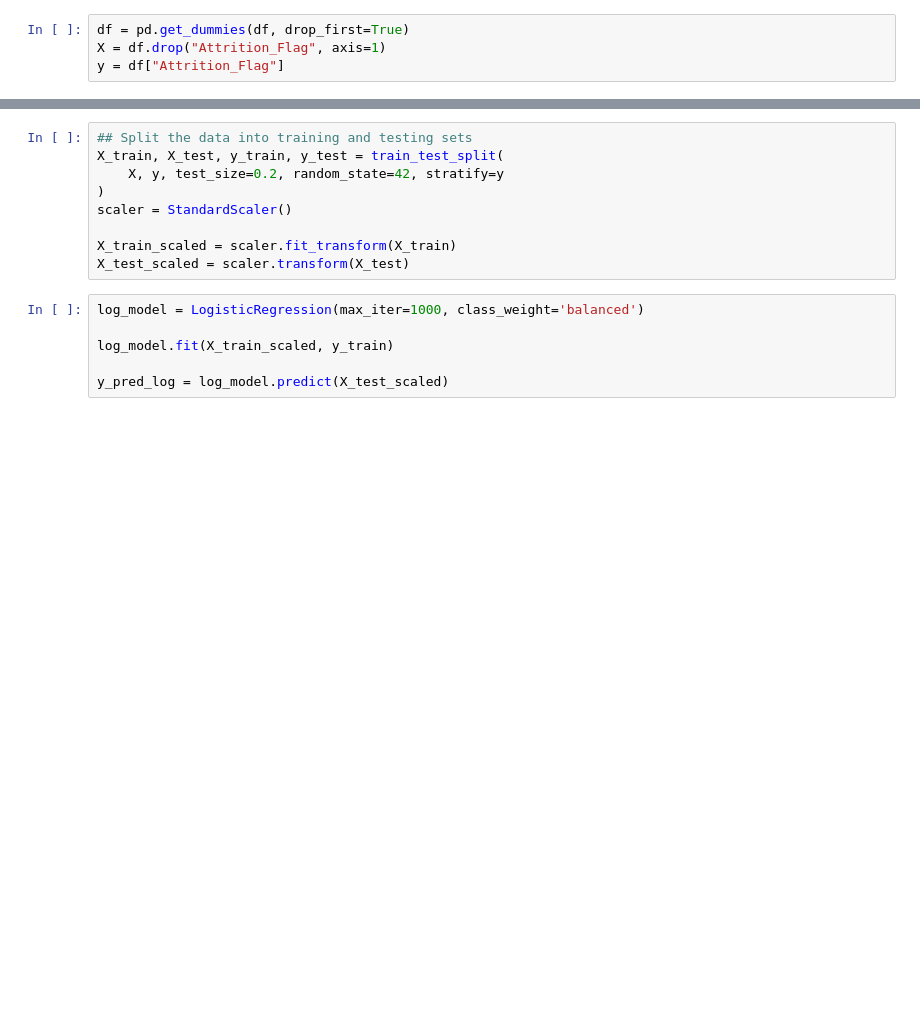
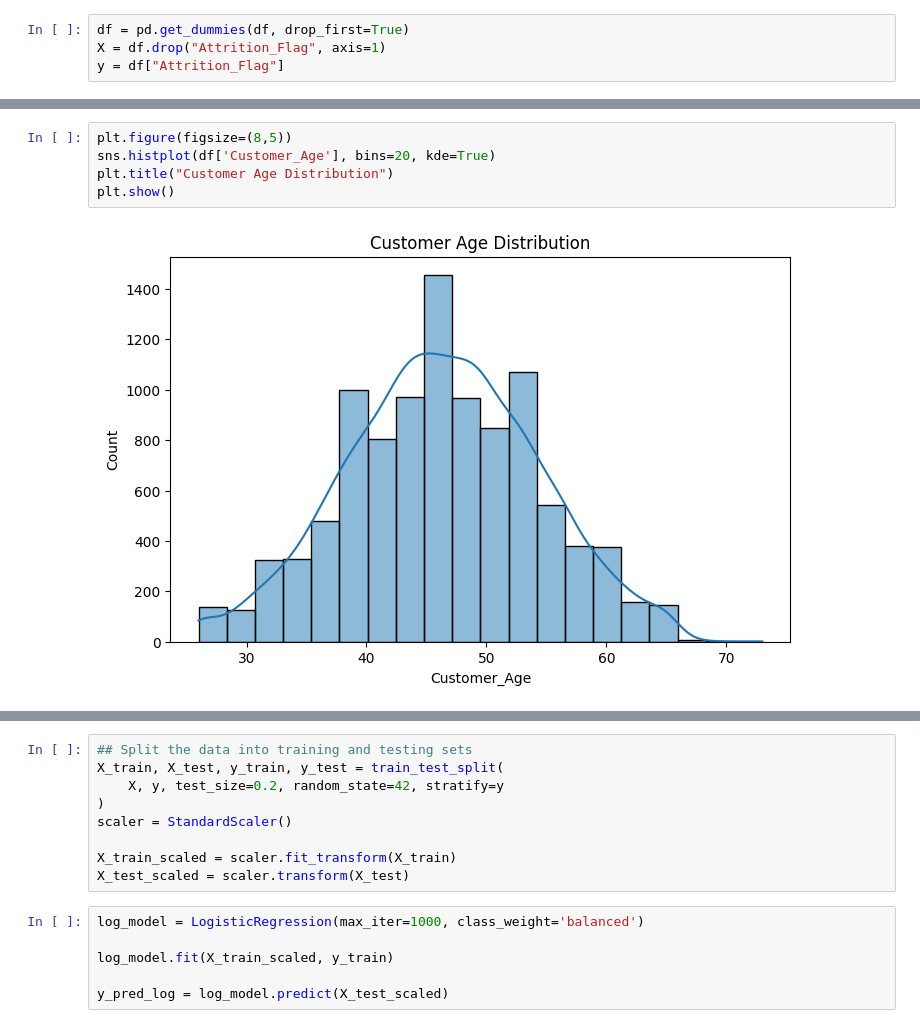
Before and after one commit to bharath921/TAB-DL-Customer-Churn-Prediction, a Jupyter notebook: cc.ipynb, the cells around one changed output, grey strips where cells are left out. Cells and saved outputs as stored; diff of their text form; blank space fills up the shorter version.

```diff
--- a/cc.ipynb
+++ b/cc.ipynb
@@ -61,0 +72,7 @@ y = df["Attrition_Flag"]
+# %%
+plt.figure(figsize=(8,5))
+sns.histplot(df['Customer_Age'], bins=20, kde=True)
+plt.title("Customer Age Distribution")
+plt.show()
+# %% [output]
+[figure, added]
```
Also changed, not shown: parts of 5 cells of this notebook.
